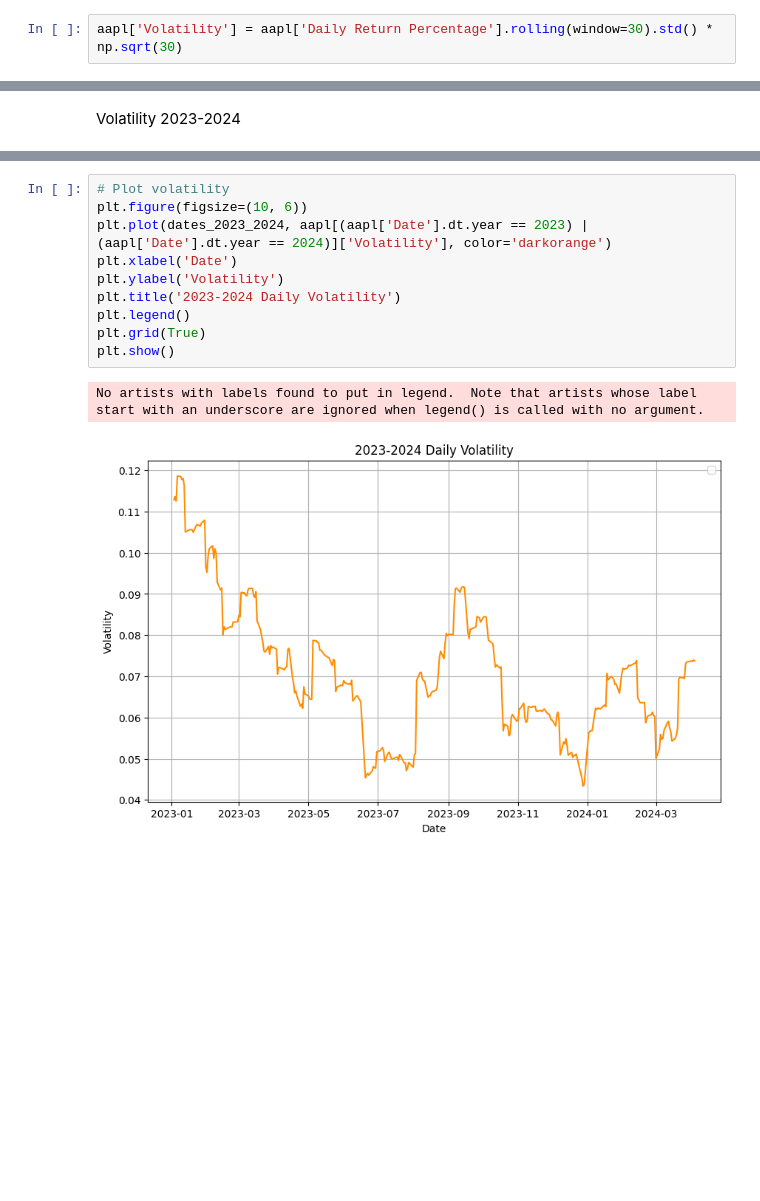
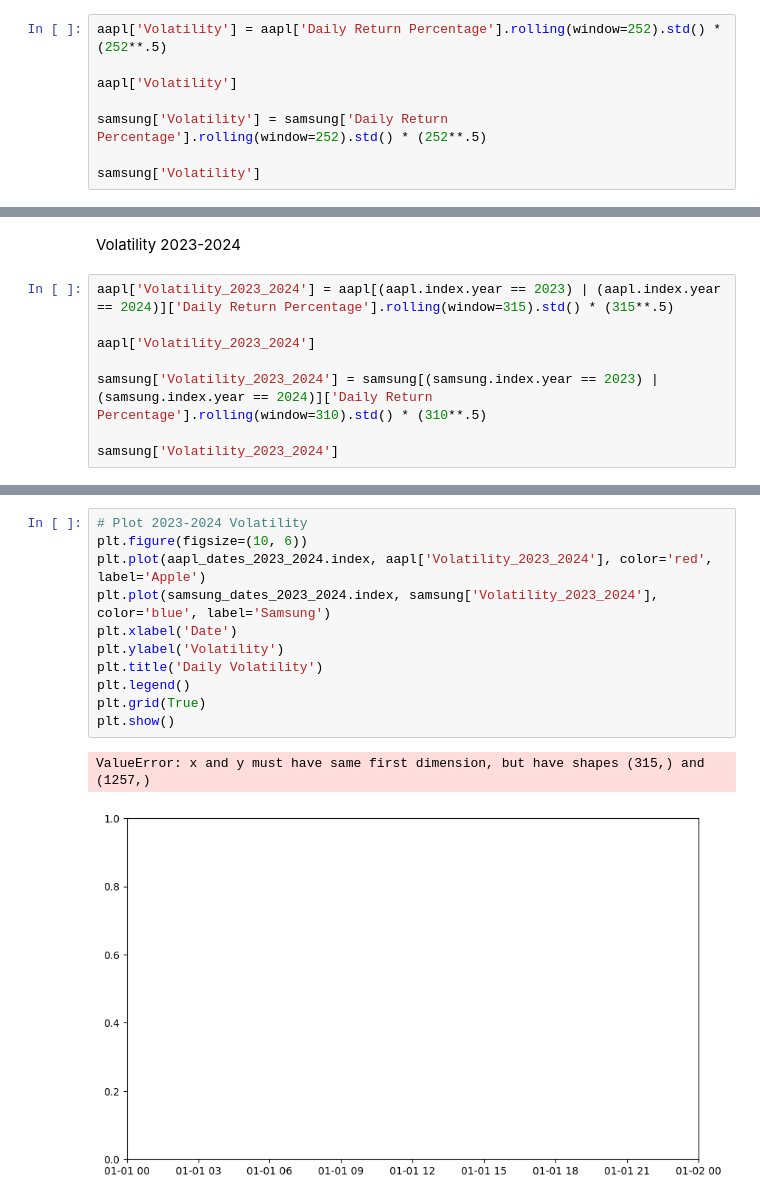
Before and after one commit to jsonshan/AAPL-Samsung-Stock-Prices, a Jupyter notebook: AAPL_SAMSUNG.ipynb, the cells around one changed output, grey strips where cells are left out. Cells and saved outputs as stored; diff of their text form; blank space fills up the shorter version.

```diff
--- a/AAPL_SAMSUNG.ipynb
+++ b/AAPL_SAMSUNG.ipynb
@@ -498,4 +501,10 @@ plt.show()
 # %% [markdown]
 Volatility Daily Return
-# %%
-aapl['Volatility'] = aapl['Daily Return Percentage'].rolling(window=30).std() * np.sqrt(30)
+# %%
+aapl['Volatility'] = aapl['Daily Return Percentage'].rolling(window=252).std() * (252**.5)
+
+aapl['Volatility']
+
+samsung['Volatility'] = samsung['Daily Return Percentage'].rolling(window=252).std() * (252**.5)
+
+samsung['Volatility']
@@ -515,2 +549,10 @@ No artists with labels found to put in legend.  Note that artists whose label st
 # %% [markdown]
 Volatility 2023-2024
+# %%
+aapl['Volatility_2023_2024'] = aapl[(aapl.index.year == 2023) | (aapl.index.year == 2024)]['Daily Return Percentage'].rolling(window=315).std() * (315**.5)
+
+aapl['Volatility_2023_2024']
+
+samsung['Volatility_2023_2024'] = samsung[(samsung.index.year == 2023) | (samsung.index.year == 2024)]['Daily Return Percentage'].rolling(window=310).std() * (310**.5)
+
+samsung['Volatility_2023_2024']
@@ -517,13 +573,14 @@ Volatility 2023-2024
 # %%
-# Plot volatility
+# Plot 2023-2024 Volatility
 plt.figure(figsize=(10, 6))
-plt.plot(dates_2023_2024, aapl[(aapl['Date'].dt.year == 2023) | (aapl['Date'].dt.year == 2024)]['Volatility'], color='darkorange')
+plt.plot(aapl_dates_2023_2024.index, aapl['Volatility_2023_2024'], color='red', label='Apple')
+plt.plot(samsung_dates_2023_2024.index, samsung['Volatility_2023_2024'], color='blue', label='Samsung')
 plt.xlabel('Date')
 plt.ylabel('Volatility')
-plt.title('2023-2024 Daily Volatility')
+plt.title('Daily Volatility')
 plt.legend()
 plt.grid(True)
 plt.show()
 # %% [output]
-No artists with labels found to put in legend.  Note that artists whose label start with an underscore are ignored when legend() is called with no argument.
+ValueError: x and y must have same first dimension, but have shapes (315,) and (1257,)
-[figure, old version]
+[figure, new version]
```
Also changed, not shown: parts of 8 cells of this notebook.
